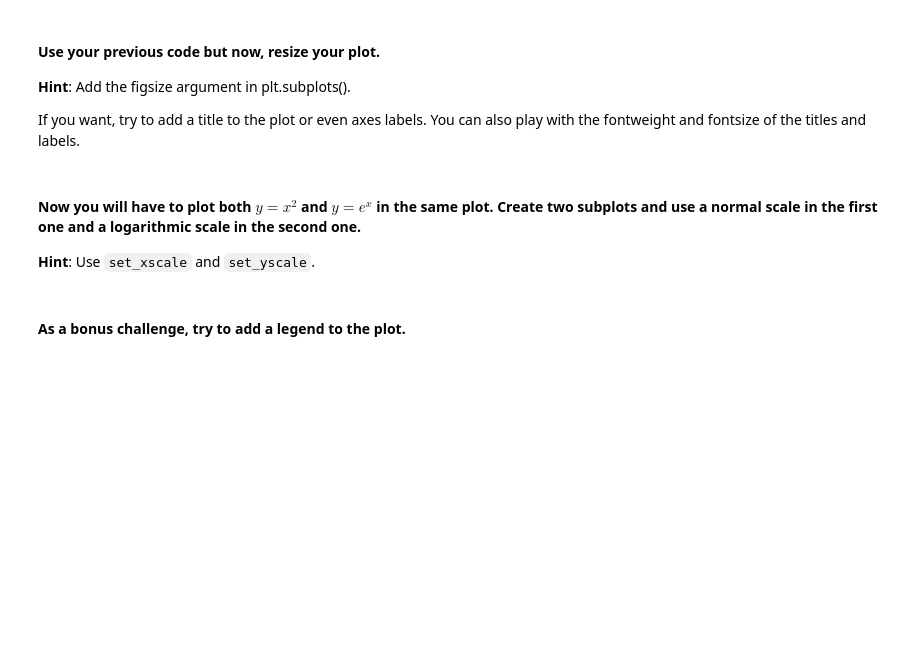
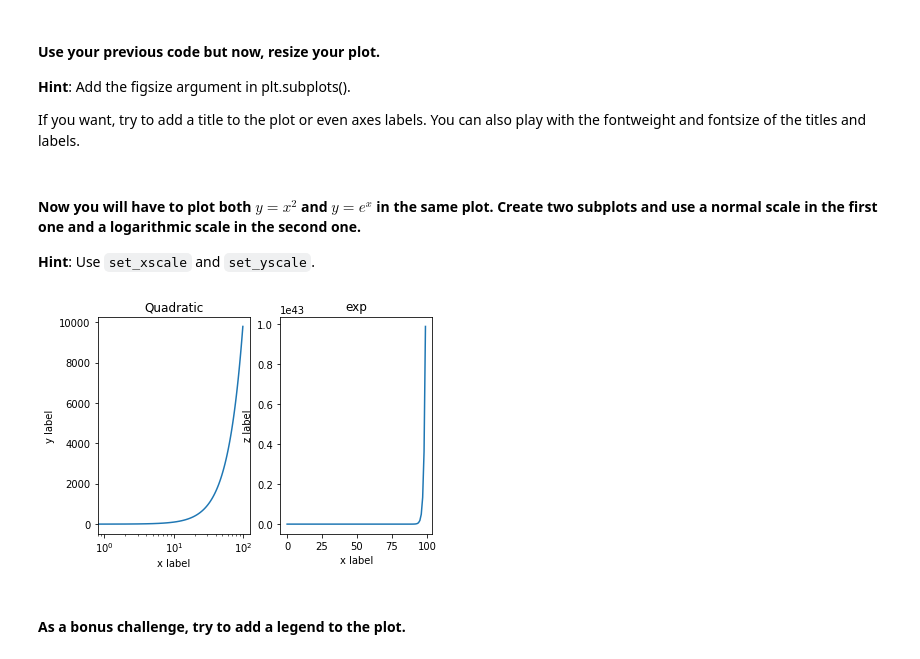
Before and after one commit to ironhack-datalabs/dataV2-labs, a Jupyter notebook: module-2/Matplotlib-Seaborn/your-code/main.ipynb, the cells around one changed output. Saved outputs shown, nothing was run; the diff lists cells and outputs as text; code cells hidden in the pictures; blank space fills up the shorter version.

```diff
--- a/module-2/Matplotlib-Seaborn/your-code/main.ipynb
+++ b/module-2/Matplotlib-Seaborn/your-code/main.ipynb
@@ -41,3 +68,22 @@ If you want, try to add a title to the plot or even axes labels. You can also pl
+# %%
+# your code here
+from math import exp
+x = np.arange(0,100)
+y = x**2
+z = np.exp(x)
+fig, [ax1, ax2] = plt.subplots(1,2)
+ax1.plot(x,y)
+ax1.set_title('Quadratic')
+ax1.set_xscale('log')
+ax1.set_xlabel('x label')
+ax1.set_ylabel('y label')
+ax2.plot(x,z)
+ax2.set_title('exp')
+ax2.set_xlabel('x label')
+ax2.set_ylabel('z label')
+plt.show()
+# %% [output]
+[figure, added]
 # %% [markdown]
 #### As a bonus challenge, try to add a legend to the plot.
 # %%
```
Also changed, not shown: parts of 42 cells of this notebook, 47 other files.
